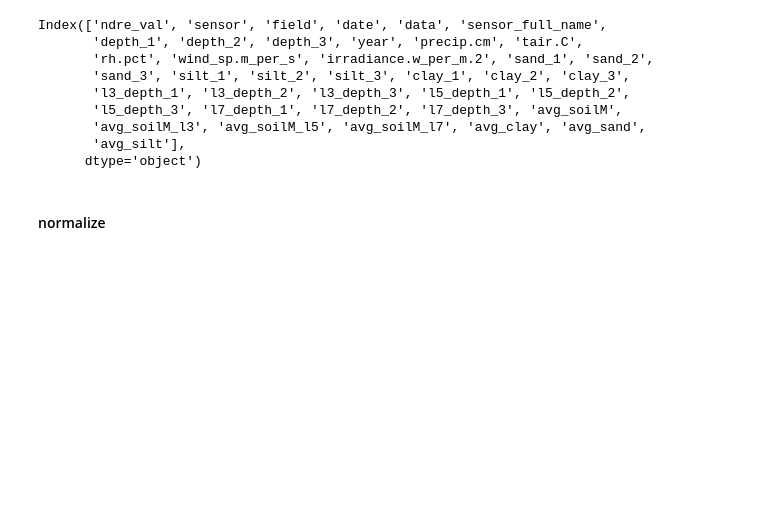
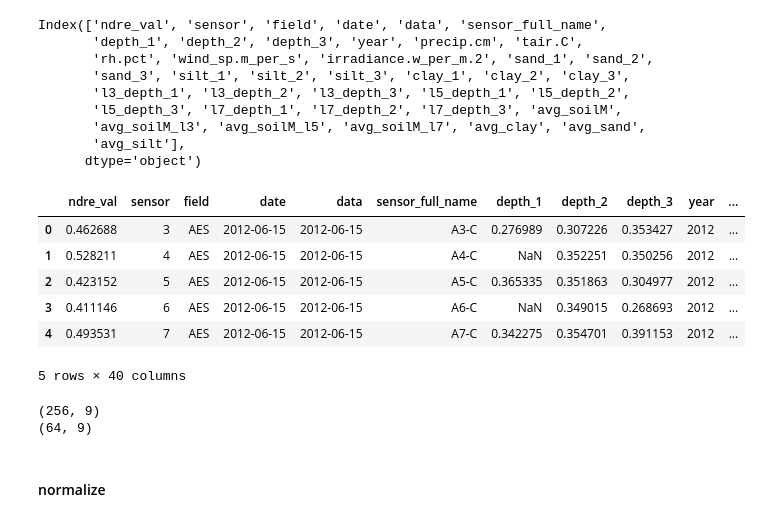
Before and after one commit to MichaelRGrant/HydroSatML, a Jupyter notebook: jupyter_notebooks/XGBoost_soilM_model.ipynb, the cells around one changed output. Cells and saved outputs as stored; diff of their text form; code cells hidden in the pictures; blank space fills up the shorter version.

```diff
--- a/jupyter_notebooks/XGBoost_soilM_model.ipynb
+++ b/jupyter_notebooks/XGBoost_soilM_model.ipynb
@@ -101,6 +101,16 @@ Index(['ndre_val', 'sensor', 'field', 'date', 'data', 'sensor_full_name',
        'avg_soilM_l3', 'avg_soilM_l5', 'avg_soilM_l7', 'avg_clay', 'avg_sand',
        'avg_silt'],
       dtype='object')
+# %%
+ndre_data_lag_40_EXACT.head()
+# %% [output]
+|  | ndre_val | sensor | field | date | data | sensor_full_name | depth_1 | depth_2 | depth_3 | year | ... |
+| 0 | 0.462688 | 3 | AES | 2012-06-15 | 2012-06-15 | A3-C | 0.276989 | 0.307226 | 0.353427 | 2012 | ... |
+| 1 | 0.528211 | 4 | AES | 2012-06-15 | 2012-06-15 | A4-C | NaN | 0.352251 | 0.350256 | 2012 | ... |
+| 2 | 0.423152 | 5 | AES | 2012-06-15 | 2012-06-15 | A5-C | 0.365335 | 0.351863 | 0.304977 | 2012 | ... |
+| 3 | 0.411146 | 6 | AES | 2012-06-15 | 2012-06-15 | A6-C | NaN | 0.349015 | 0.268693 | 2012 | ... |
+| 4 | 0.493531 | 7 | AES | 2012-06-15 | 2012-06-15 | A7-C | 0.342275 | 0.354701 | 0.391153 | 2012 | ... |
+5 rows × 40 columns
 # %%
 # keep_cols = ['avg_soilM', 'average_adjacent', 'precip.cm', 'tair.C', 'rh.pct', 'wind_sp.m_per_s',
 #              'irradiance.w_per_m.2', 'sand_1', 'sand_2', 'sand_3', 'silt_1', 'silt_2', 'silt_3', 'clay_1',
@@ -122,4 +132,10 @@ test_size = 0.20
 X_train, X_test, y_train, y_test = train_test_split(X, y, test_size=test_size, random_state=seed)
+# %%
+print(X_train.shape)
+print(X_test.shape)
+# %% [output]
+(256, 9)
+(64, 9)
 # %% [markdown]
 #### normalize
 # %%
```
Also changed, not shown: parts of 9 cells of this notebook, 4 other files.
